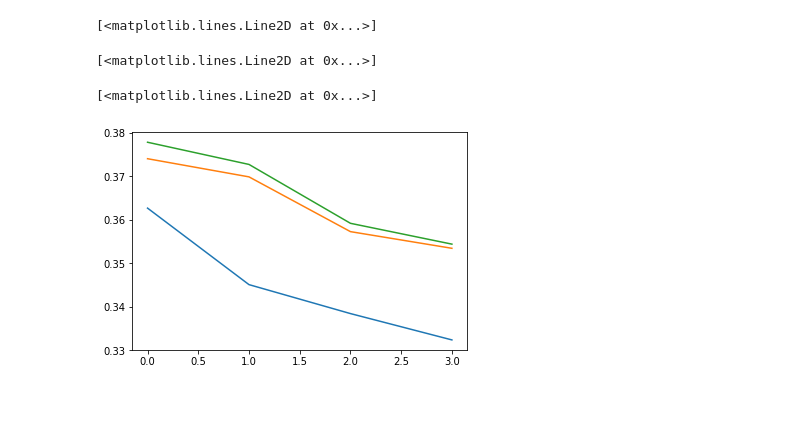
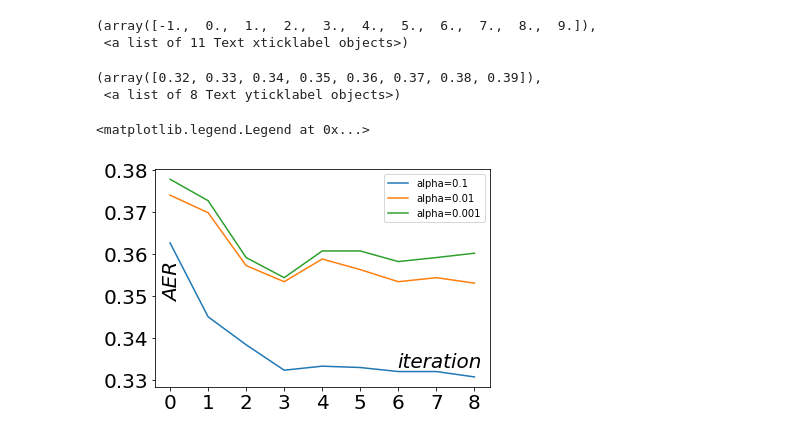
Before and after one commit to maartje/NLP2-Project1, a Jupyter notebook: ibm1_var.ipynb, the cells around one changed output. Saved outputs shown, nothing was run; the diff lists cells and outputs as text; code cells hidden in the pictures; blank space fills up the shorter version.

```diff
--- a/ibm1_var.ipynb
+++ b/ibm1_var.ipynb
@@ -58,4 +49,15 @@ val_sentence_pairs = per.load('val_sent_pair')
 s_t_pairs = per.load('s_t_pairs')
 s_voc = per.load('s_voc')
 t_voc = per.load('t_voc')
+# %%
+# Read subset of data
+# subset = True
+# size = 20000
+# s_t_pairs, s_vocabulary, t_vocabulary = datasets.training_data(subset, size)
+# per.save(s_t_pairs, 's_t_pairs_sub')
+# per.save(s_vocabulary, 's_voc_sub')
+# per.save(t_vocabulary, 't_voc_sub')
+s_t_pairs_sub = per.load('s_t_pairs_sub')
+s_voc_sub = per.load('s_voc_sub')
+t_voc_sub = per.load('t_voc_sub')
 # %%
@@ -97,15 +81,28 @@ alpha 2 done
 # %%
 import matplotlib.pyplot as plt
 from matplotlib.pyplot import figure, show
 from matplotlib.ticker import MaxNLocator
+ax = figure().gca()
 alpha0 = per.load('alpha_0')
 alpha1 = per.load('alpha_1')
 alpha2 = per.load('alpha_2')
-plt.plot(alpha0[1:])
-plt.plot(alpha1[1:])
-plt.plot(alpha2[1:])
+a = plt.plot(alpha0[1:], label='alpha=0.1')
+b = plt.plot(alpha1[1:], label='alpha=0.01')
+c = plt.plot(alpha2[1:], label='alpha=0.001')
+ax.xaxis.set_major_locator(MaxNLocator(integer=True))
+ax.yaxis.set_label_coords(0.08, 0.5)
+ax.xaxis.set_label_coords(0.85, 0.16)
+plt.xticks(fontsize=20)
+plt.yticks(fontsize=20)
+_ = plt.ylabel('AER ', fontsize=20, fontstyle = 'oblique')
+_ = plt.xlabel('iteration', fontsize=20, fontstyle = 'oblique')
+plt.legend()
+plt.savefig('diffalpha')
+# plt.show()
 # %% [output]
-[<matplotlib.lines.Line2D at 0x...>]
+(array([-1.,  0.,  1.,  2.,  3.,  4.,  5.,  6.,  7.,  8.,  9.]),
+ <a list of 11 Text xticklabel objects>)
-[<matplotlib.lines.Line2D at 0x...>]
+(array([0.32, 0.33, 0.34, 0.35, 0.36, 0.37, 0.38, 0.39]),
+ <a list of 8 Text yticklabel objects>)
-[<matplotlib.lines.Line2D at 0x...>]
+<matplotlib.legend.Legend at 0x...>
-[figure, old version]
+[figure, new version]
```
Also changed, not shown: parts of 8 cells of this notebook.
